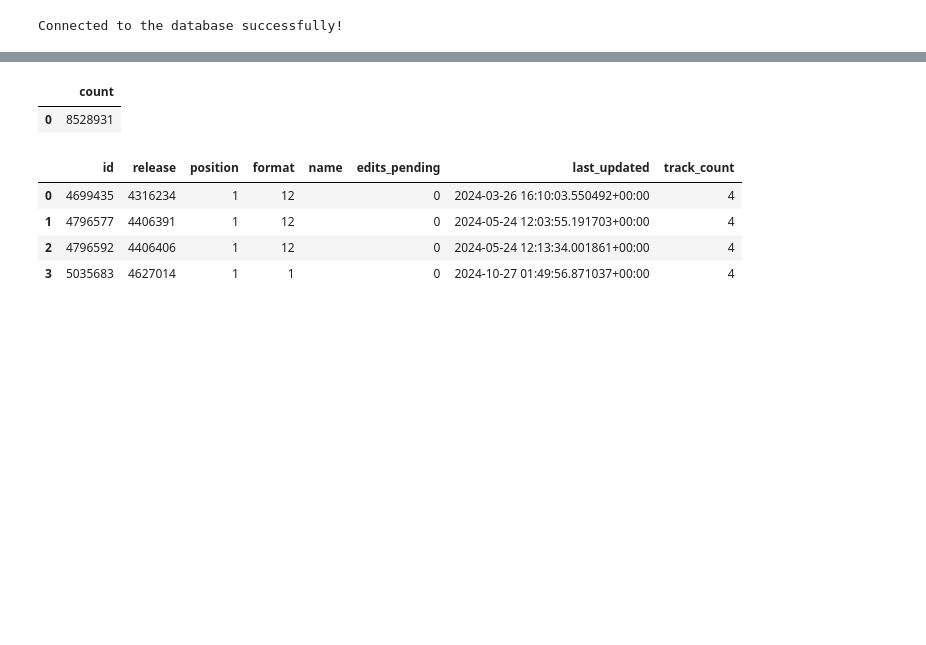
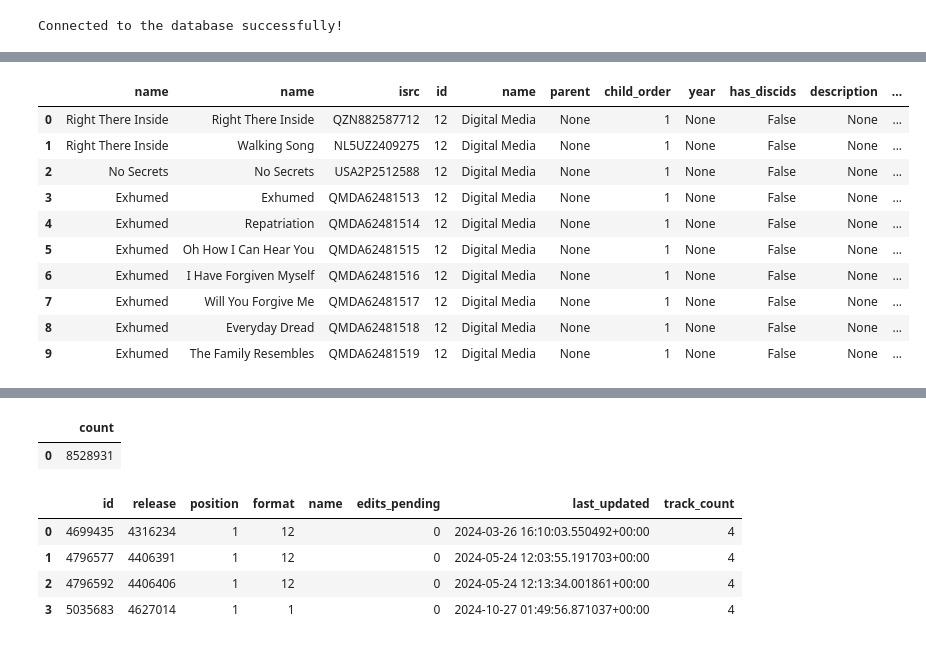
Before and after one commit to amyjslee94/data_analytics_projects, a Jupyter notebook: Music_Analysis/analysis.ipynb, the cells around one changed output, grey strips where cells are left out. Drawn from its saved outputs; the diff is of its cells as text; code cells hidden in the pictures; blank space fills up the shorter version.

```diff
--- a/Music_Analysis/analysis.ipynb
+++ b/Music_Analysis/analysis.ipynb
@@ -25,0 +125,37 @@ Connected to the database successfully!
+# %%
+pd.read_sql_query(
+"""
+    SELECT r.name, t.name, i.isrc, mf.*, rc.*, rd.*
+    FROM release r
+    LEFT JOIN medium m
+        on r.id = m.release
+    LEFT JOIN medium_format mf
+        on m.format = mf.id
+    LEFT JOIN track t
+        ON m.id = t.medium
+    LEFT JOIN isrc i
+        ON t.recording = i.recording
+    LEFT JOIN release_first_release_date rd
+        ON r.id = rd.release
+    LEFT JOIN release_country rc
+        on r.id = rc.release
+    WHERE isrc is not NULL
+        AND ((rd.year=2025 and rd.month=4) or (rc.date_year=2025 and rc.date_month=4))
+        AND mf.name = 'Digital Media'
+    ORDER BY rd.year desc, rd.month desc, rd.day desc
+    LIMIT 10
+""",conn)
+
+# and rd.year is not NULL and rd.month is not NULL and rd.day is not NULL
+# %% [output]
+|  | name | name | isrc | id | name | parent | child_order | year | has_discids | description | ... |
+| 0 | Right There Inside | Right There Inside | QZN882587712 | 12 | Digital Media | None | 1 | None | False | None | ... |
+| 1 | Right There Inside | Walking Song | NL5UZ2409275 | 12 | Digital Media | None | 1 | None | False | None | ... |
+| 2 | No Secrets | No Secrets | USA2P2512588 | 12 | Digital Media | None | 1 | None | False | None | ... |
+| 3 | Exhumed | Exhumed | QMDA62481513 | 12 | Digital Media | None | 1 | None | False | None | ... |
+| 4 | Exhumed | Repatriation | QMDA62481514 | 12 | Digital Media | None | 1 | None | False | None | ... |
+| 5 | Exhumed | Oh How I Can Hear You | QMDA62481515 | 12 | Digital Media | None | 1 | None | False | None | ... |
+| 6 | Exhumed | I Have Forgiven Myself | QMDA62481516 | 12 | Digital Media | None | 1 | None | False | None | ... |
+| 7 | Exhumed | Will You Forgive Me | QMDA62481517 | 12 | Digital Media | None | 1 | None | False | None | ... |
+| 8 | Exhumed | Everyday Dread | QMDA62481518 | 12 | Digital Media | None | 1 | None | False | None | ... |
+| 9 | Exhumed | The Family Resembles | QMDA62481519 | 12 | Digital Media | None | 1 | None | False | None | ... |
```
Also changed, not shown: parts of 10 cells of this notebook, 15 other files.
